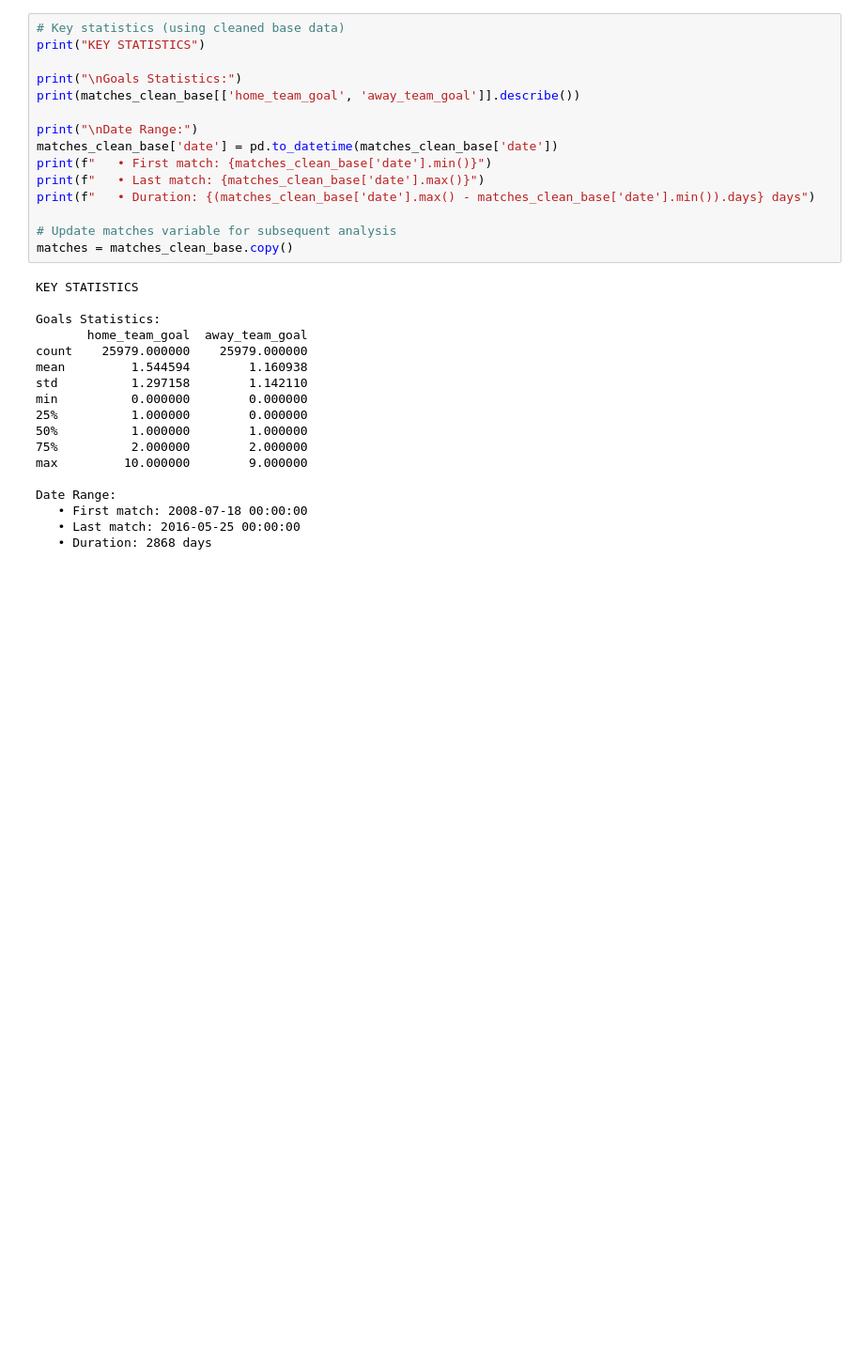
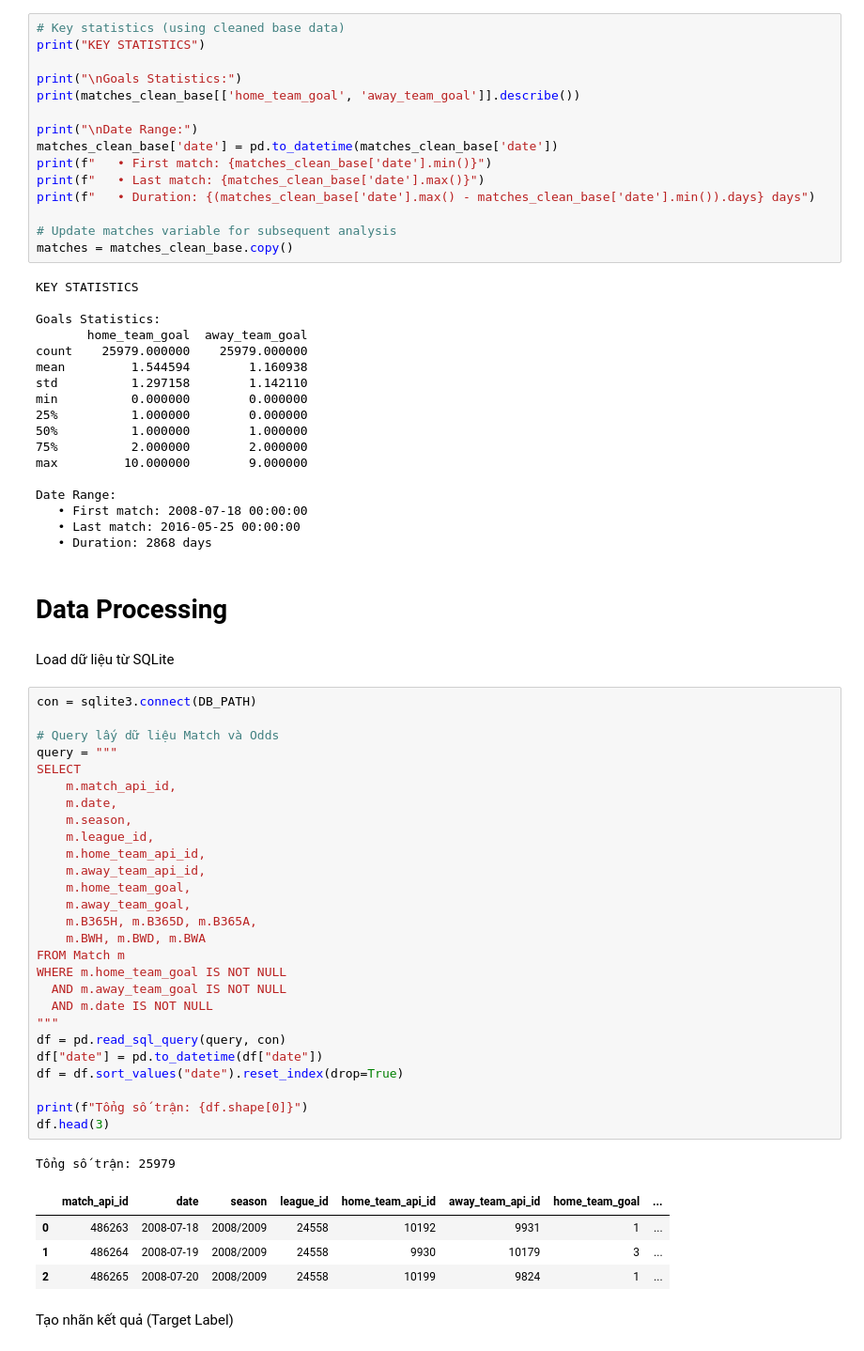
Before and after one commit to VoTrongAnh/football_prediction, a Jupyter notebook: football_prediction.ipynb, the cells around one changed output. Shown at 94% size. Drawn from its saved outputs; the diff is of its cells as text; blank space fills up the shorter version.

Commit message:
Update phần processing

```diff
--- a/football_prediction.ipynb
+++ b/football_prediction.ipynb
@@ -351,3 +355,42 @@ Date Range:
    • First match: 2008-07-18 00:00:00
    • Last match: 2016-05-25 00:00:00
    • Duration: 2868 days
+# %% [markdown]
+# Data Processing
+# %% [markdown]
+Load dữ liệu từ SQLite
+# %%
+con = sqlite3.connect(DB_PATH)
+
+# Query lấy dữ liệu Match và Odds
+query = """
+SELECT
+    m.match_api_id,
+    m.date,
+    m.season,
+    m.league_id,
+    m.home_team_api_id,
+    m.away_team_api_id,
+    m.home_team_goal,
+    m.away_team_goal,
+    m.B365H, m.B365D, m.B365A,
+    m.BWH, m.BWD, m.BWA
+FROM Match m
+WHERE m.home_team_goal IS NOT NULL
+  AND m.away_team_goal IS NOT NULL
+  AND m.date IS NOT NULL
+"""
+df = pd.read_sql_query(query, con)
+df["date"] = pd.to_datetime(df["date"])
+df = df.sort_values("date").reset_index(drop=True)
+
+print(f"Tổng số trận: {df.shape[0]}")
+df.head(3)
+# %% [output]
+Tổng số trận: 25979
+|  | match_api_id | date | season | league_id | home_team_api_id | away_team_api_id | home_team_goal | ... |
+| 0 | 486263 | 2008-07-18 | 2008/2009 | 24558 | 10192 | 9931 | 1 | ... |
+| 1 | 486264 | 2008-07-19 | 2008/2009 | 24558 | 9930 | 10179 | 3 | ... |
+| 2 | 486265 | 2008-07-20 | 2008/2009 | 24558 | 10199 | 9824 | 1 | ... |
+# %% [markdown]
+Tạo nhãn kết quả (Target Label)
```
Also changed, not shown: parts of 12 cells of this notebook.
